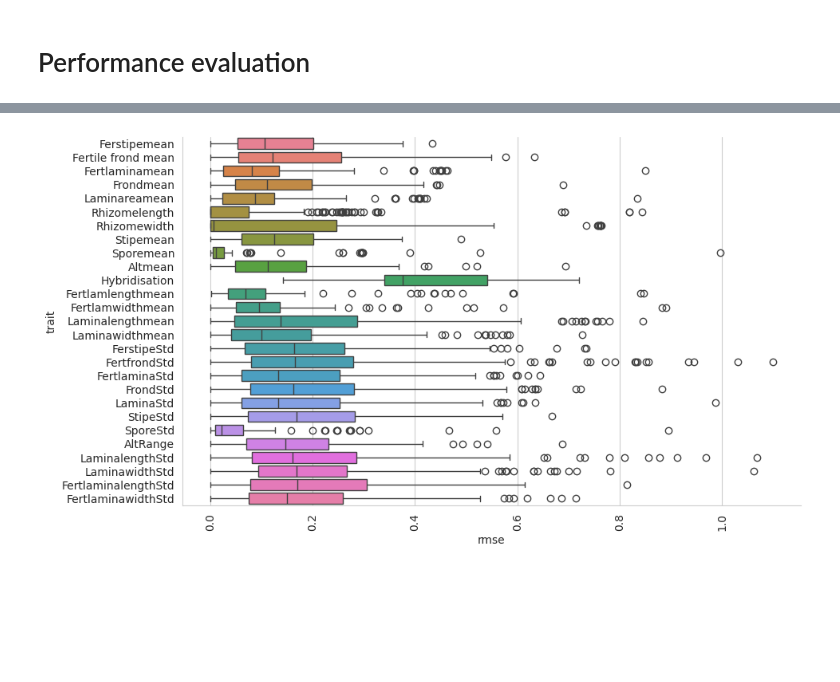
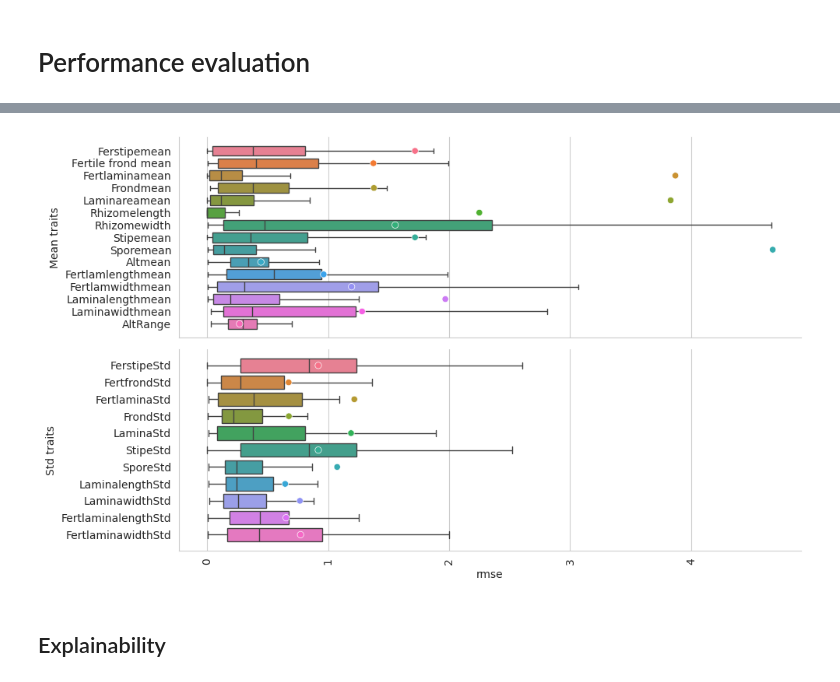
Before and after one commit to simone7monaco/newzeland-plants, a Jupyter notebook: new_dataset.ipynb, the cells around one changed output, grey strips where cells are left out. Saved outputs shown, nothing was run; the diff lists cells and outputs as text; code cells hidden in the pictures; blank space fills up the shorter version.

```diff
--- a/data/new_dataset.ipynb
+++ b/new_dataset.ipynb
@@ -449,13 +483,11 @@ AttributeError: 'SpectralClustering' object has no attribute 'predict'
 # %% [markdown]
 # Training pipeline
 # %%
-import sys
-sys.path.append('..')
+
 from loader import FernDataset, NormalizeFeatures, data_split
 from pathlib import Path
 
 norm_transform = NormalizeFeatures()
-dataset = FernDataset(Path('Ferns'), transform=norm_transform)
+dataset = FernDataset(Path('data/Ferns'), transform=norm_transform)
 data = dataset[0]
-data = data_split(data)
-data
+# data = data_split(data)
@@ -653,0 +754,9 @@ import torch
+# %%
+from argparse import Namespace
+
+args = Namespace(
+    gnn_module='GATv2Conv',
+    hidden_channels=128,
+    num_layers=3,
+    dropout=0.0,
+)
@@ -680,11 +920,14 @@ Warning: Swapped train and test masks (67 < 139)
 # %%
-import torch.nn.functional as F
-
+from torch_geometric.data import HeteroData
 mse = torch.nn.MSELoss(reduction='none')
 with torch.no_grad():
+    data_out = HeteroData()
     # out_all = model(data)
     # out_all = out_all*~data.x_species_traits_nanmask
     # out = out_all[test_mask]
     out = model(test_data)
-    out = out*~test_data.x_species_traits_nanmask
-    test_rmse = mse(out, test_data.y).pow(.5).cpu().numpy()
+    data_out['species'].y = out
+    test_rmse = mse(norm_transform.inverse(data_out.cpu(), warn=False)['species'].y,
+                    norm_transform.inverse(test_data.cpu(), warn=False)['species'].y).pow(.5).numpy()
+    # divide by the mean
+    test_rmse = test_rmse / norm_transform.inverse(test_data.cpu(), warn=False)['species'].y.mean(axis=0, keepdim=True).numpy()
@@ -691,16 +1066,29 @@ with torch.no_grad():
 # %%
 import seaborn as sns
 import pandas as pd
 import matplotlib.pyplot as plt
 sns.set_style('whitegrid')
 
-fig, ax = plt.subplots(figsize=(10, 6))
+scaled_std = pd.Series(norm_transform.inverse(test_data.cpu(), warn=False)['species'].y.std(axis=0).numpy() / norm_transform.inverse(test_data.cpu(), warn=False)['species'].y.mean(axis=0).numpy(),
+                       index=dataset.traits_all.columns[dataset.y_index])
+
+fig, ax = plt.subplots(2, 1, figsize=(10, 6), sharex=True)
 test_results = pd.DataFrame(test_rmse, columns=dataset.traits_all.columns[dataset.y_index])
 test_results = test_results.melt(var_name='trait', value_name='rmse')
+test_results['isStd'] = test_results.trait.str.endswith('Std')
 # test.result
-sns.boxplot(data=test_results, y='trait', x='rmse', hue='trait')
+sns.boxplot(data=test_results[~test_results.isStd], y='trait', x='rmse', hue='trait', showfliers=False, ax=ax[0])
+sns.scatterplot(data=scaled_std[~scaled_std.index.str.endswith('Std')].reset_index(), x=0, y='index', hue='index',
+                legend=False, ax=ax[0], edgecolor='white', linewidth=0.5, zorder=5)
+sns.boxplot(data=test_results[test_results.isStd], y='trait', x='rmse', hue='trait', showfliers=False, ax=ax[1])
+sns.scatterplot(data=scaled_std[scaled_std.index.str.endswith('Std')].reset_index(), x=0, y='index', hue='index',
+                legend=False, ax=ax[1], edgecolor='white', linewidth=0.5, zorder=5)
+
+ax[0].set_ylabel('Mean traits')
+ax[1].set_ylabel('Std traits')
 plt.xticks(rotation=90)
 sns.despine()
+plt.tight_layout()
 plt.show()
 # %% [output]
-[figure, old version]
+[figure, new version]
@@ -734,0 +1095,2 @@ print(hetero_explanation.node_mask_dict)
+# %% [markdown]
+## Explainability
```
Also changed, not shown: parts of 40 cells of this notebook, 13 other files.
